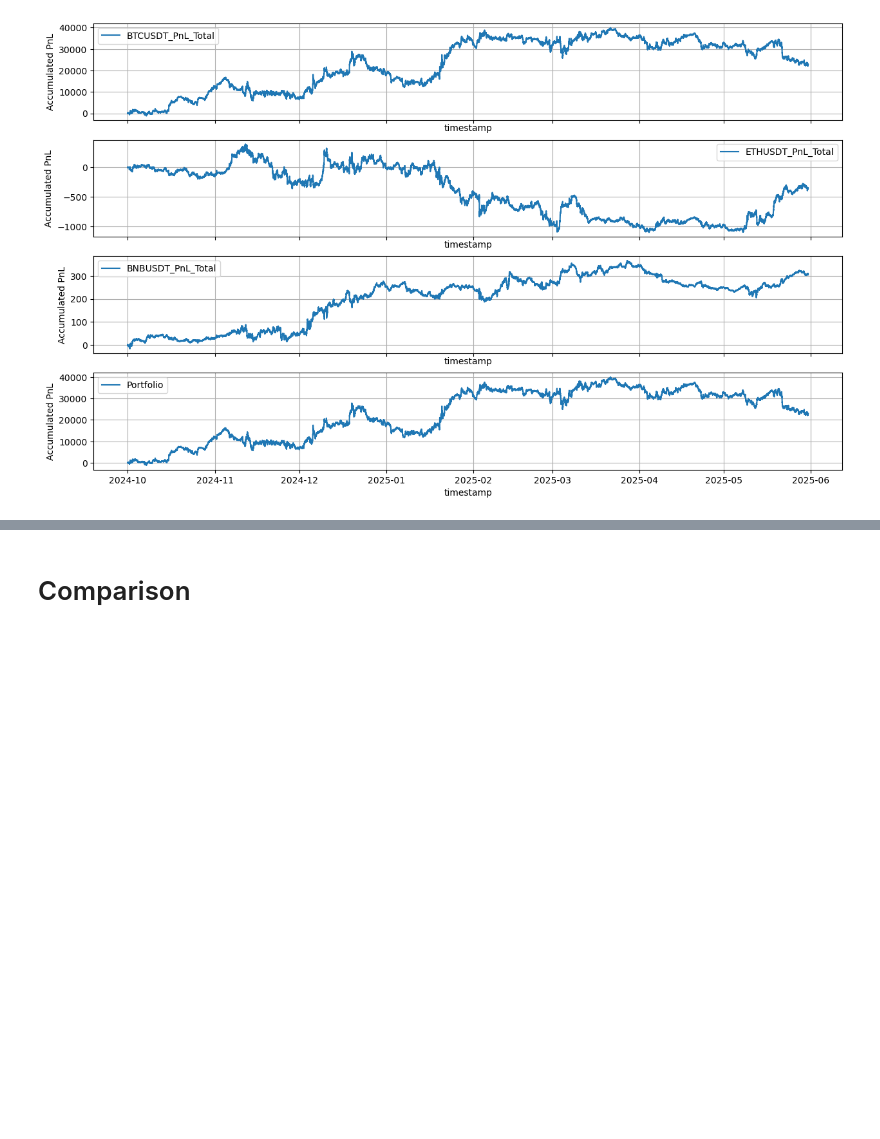
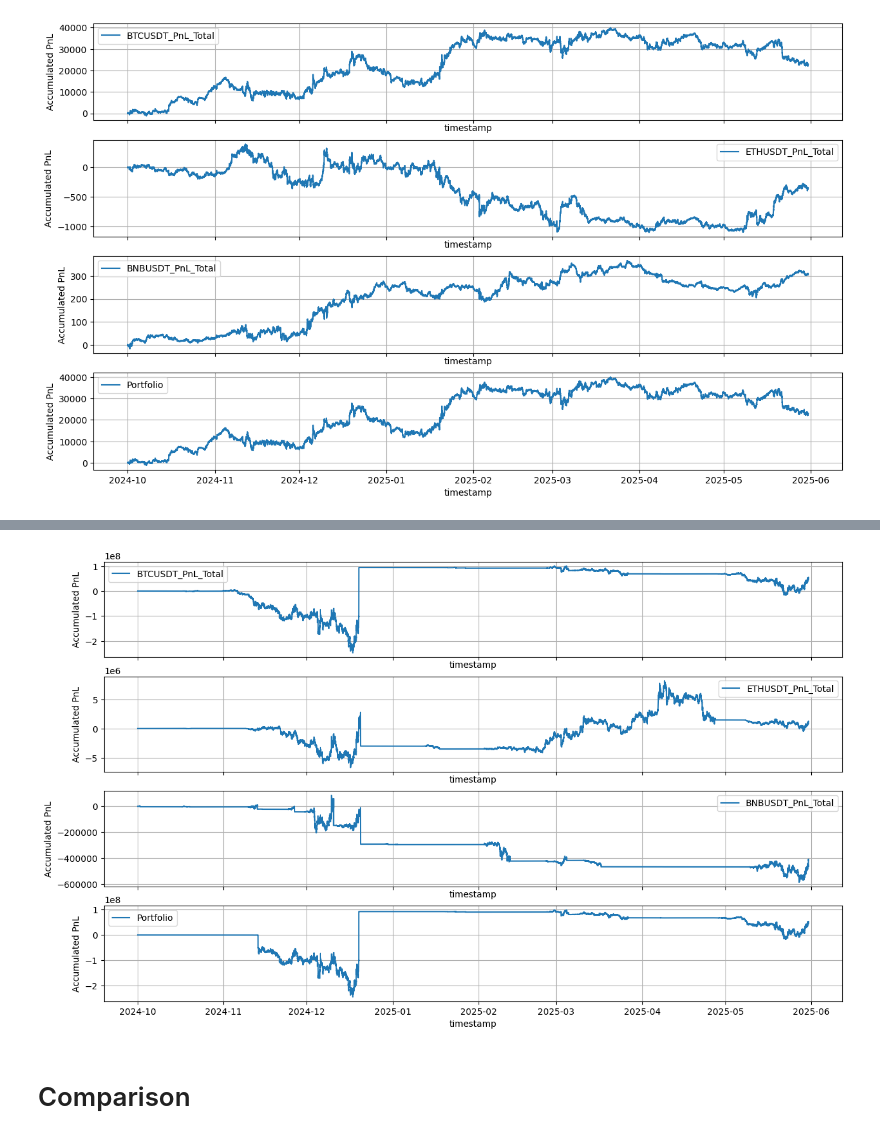
Before and after one commit to saltedpotato/qf635-microstructure-project, a Jupyter notebook: test_strats.ipynb, the cells around one changed output, grey strips where cells are left out. Cells and saved outputs as stored; diff of their text form; code cells hidden in the pictures; blank space fills up the shorter version.

```diff
--- a/test_strats.ipynb
+++ b/test_strats.ipynb
@@ -169,0 +243,4 @@ lr_backtest.plot_pnl(lr_pnl_df)
+# %%
+tr_model = TrendStrat(portfolio_prices.copy(), test_cons)
+tr_signals = tr_model.generate_signals(slow_ma_period=12*24*15, fast_ma_period=12*24*10, roc_period=12*24*30, execute_threshold=0.1, exit_threshold=0.02)
+tr_signals
@@ -169,0 +261,4 @@ lr_backtest.plot_pnl(lr_pnl_df)
+# %%
+tr_backtest = Backtest(tr_signals.copy(), tickers = test_cons, test_start_date=test_start_date, test_end_date=test_end_date, stoploss=stoploss, drawdown_duration=drawdown_duration)
+tr_pnl_df = tr_backtest.computePortfolioPnL(rolling=rolling, weight_method=weight_method, allow_short=short)
+tr_pnl_df
@@ -170,3 +279,7 @@ lr_backtest.plot_pnl(lr_pnl_df)
+# %%
+tr_backtest.plot_pnl(tr_pnl_df)
+# %% [output]
+[figure, added]
 # %% [markdown]
 # Comparison
 # %%
```
Also changed, not shown: parts of 6 cells of this notebook, 13 other files.
